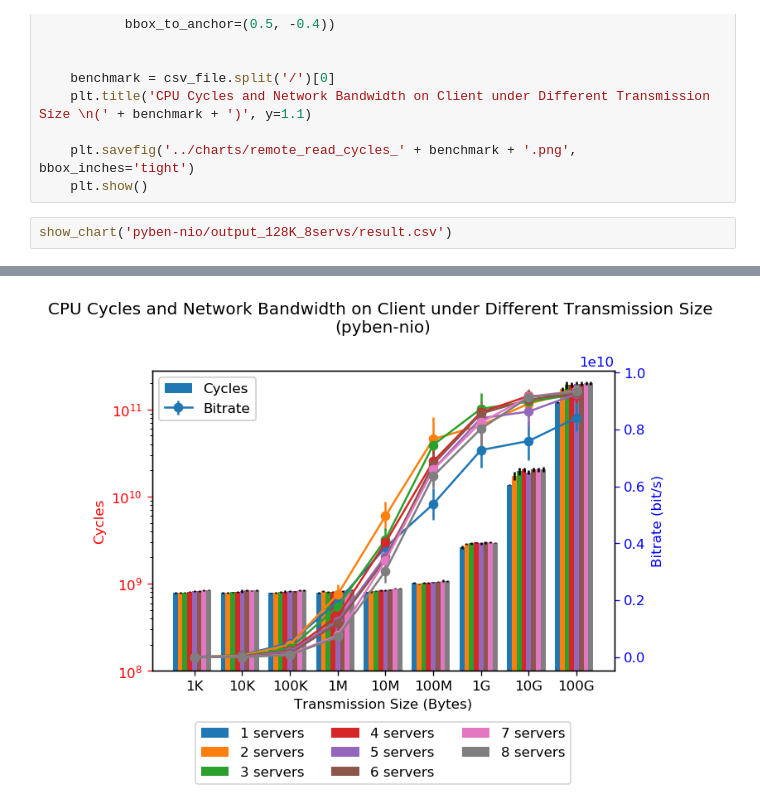
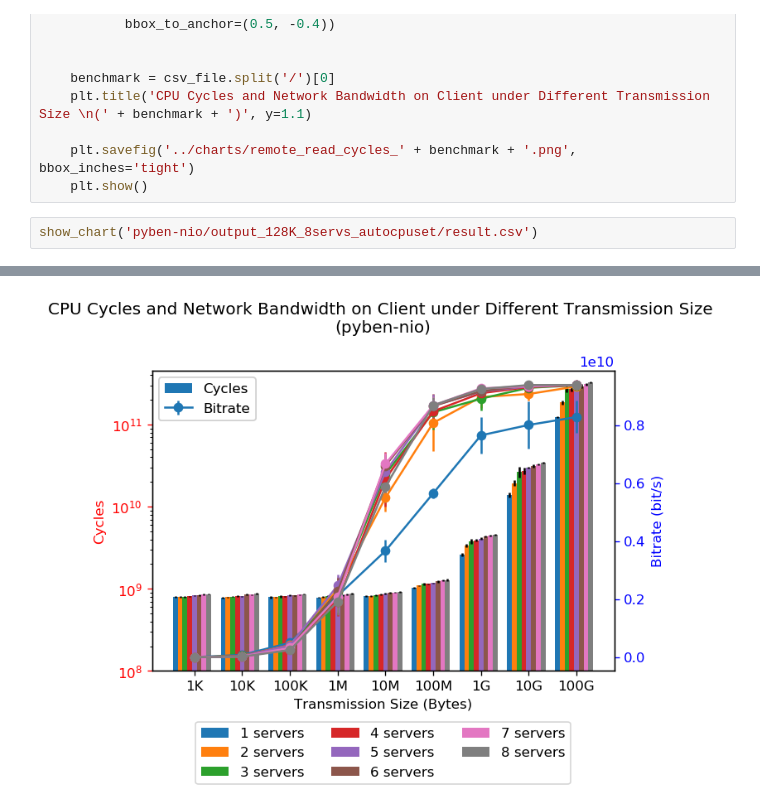
Before and after one commit to ljishen/EuCycles, a Jupyter notebook: analysis/notebooks/visualization_nserv.ipynb, the cells around one changed output, grey strips where cells are left out. Drawn from its saved outputs; the diff is of its cells as text.

Commit message:
Generate chart for benchmarking 8 servers using pyben-nio with auto cpuset

```diff
--- a/analysis/notebooks/visualization_nserv.ipynb
+++ b/analysis/notebooks/visualization_nserv.ipynb
@@ -150,7 +150,7 @@ def show_chart(csv_file):
     plt.savefig('../charts/remote_read_cycles_' + benchmark + '.png', bbox_inches='tight')
     plt.show()
 # %%
-show_chart('pyben-nio/output_128K_8servs/result.csv')
+show_chart('pyben-nio/output_128K_8servs_autocpuset/result.csv')
 # %% [output]
 |  | 1K |  |  |  |  |  |  |  |  |  |  | ... |
 |  | 1 |  | 2 |  | 3 |  | 4 |  | 5 |  | 6 | ... |
@@ -170 +170 @@ show_chart('pyben-nio/output_128K_8servs/result.csv')
-[figure, old version]
+[figure, new version]
```
Also changed, not shown: parts of 1 cell of this notebook, 1 other file.
